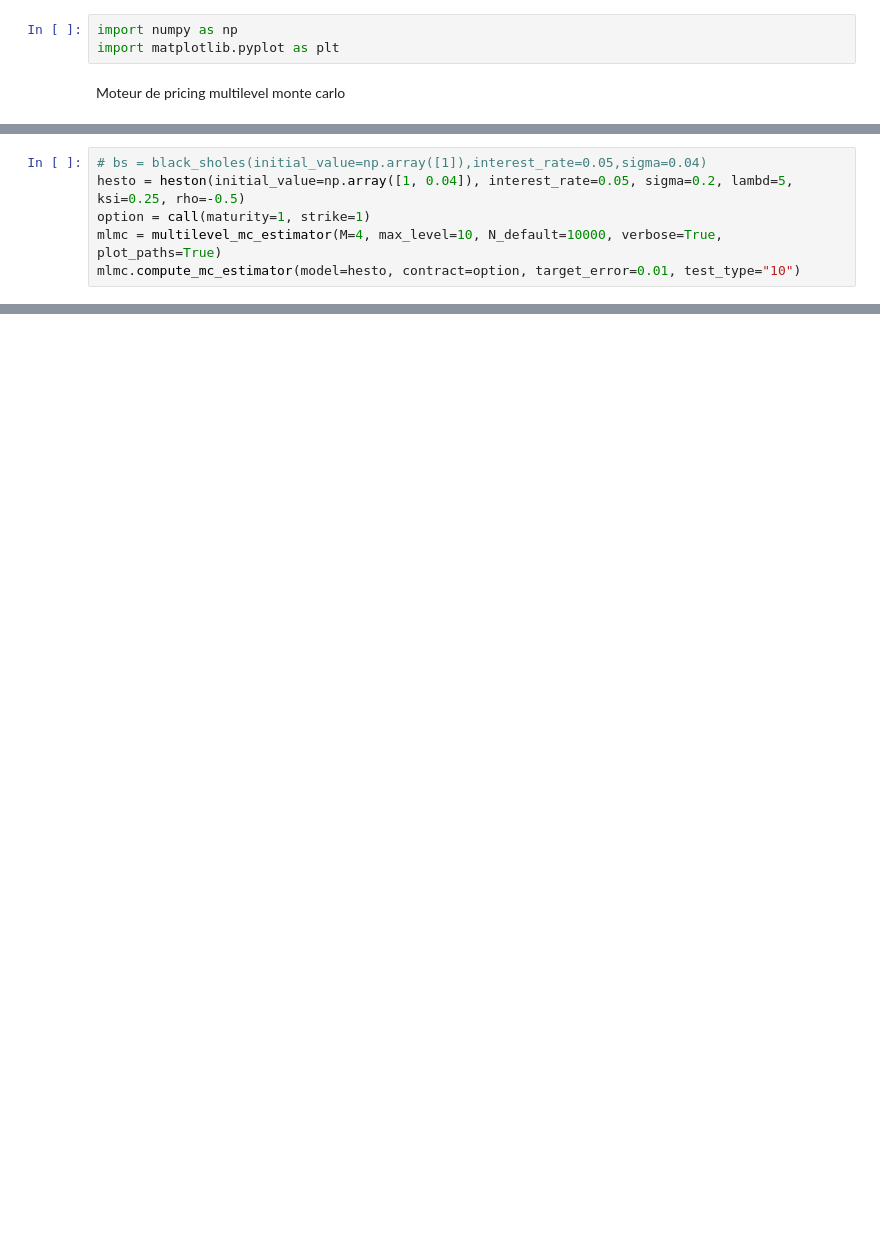
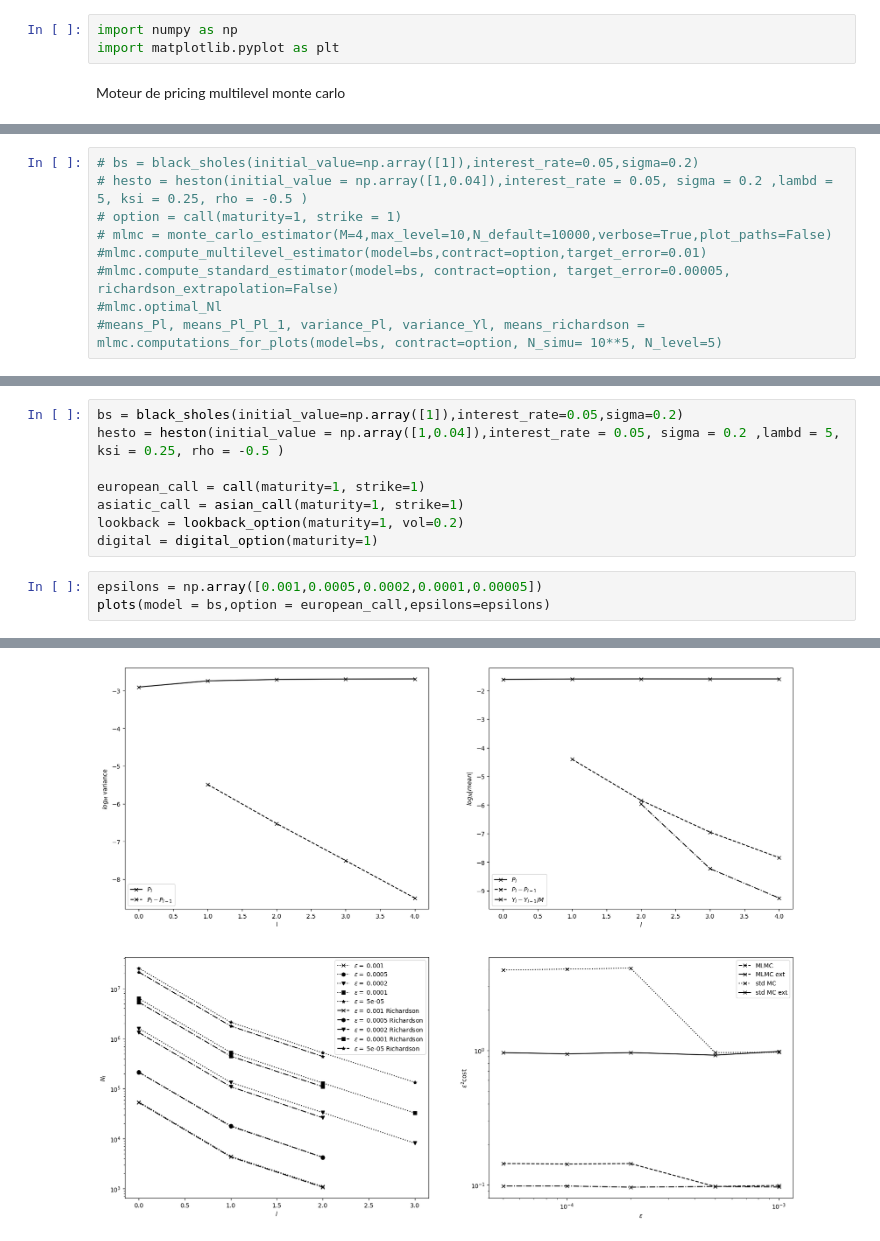
Before and after one commit to RyanTmi/mlmc_simulation_path, a Jupyter notebook: notebooks/projet_multi_level_mc.ipynb, the cells around one changed output, grey strips where cells are left out. Cells and saved outputs as stored; diff of their text form; blank space fills up the shorter version.

```diff
--- a/notebooks/projet_multi_level_mc.ipynb
+++ b/notebooks/projet_multi_level_mc.ipynb
@@ -296,6 +354,9 @@ class multilevel_mc_estimator:
 # %%
-# bs = black_sholes(initial_value=np.array([1]),interest_rate=0.05,sigma=0.04)
-hesto = heston(initial_value=np.array([1, 0.04]), interest_rate=0.05, sigma=0.2, lambd=5, ksi=0.25, rho=-0.5)
-option = call(maturity=1, strike=1)
-mlmc = multilevel_mc_estimator(M=4, max_level=10, N_default=10000, verbose=True, plot_paths=True)
-mlmc.compute_mc_estimator(model=hesto, contract=option, target_error=0.01, test_type="10")
+# bs = black_sholes(initial_value=np.array([1]),interest_rate=0.05,sigma=0.2)
+# hesto = heston(initial_value = np.array([1,0.04]),interest_rate = 0.05, sigma = 0.2 ,lambd = 5, ksi = 0.25, rho = -0.5 )
+# option = call(maturity=1, strike = 1)
+# mlmc = monte_carlo_estimator(M=4,max_level=10,N_default=10000,verbose=True,plot_paths=False)
+#mlmc.compute_multilevel_estimator(model=bs,contract=option,target_error=0.01)
+#mlmc.compute_standard_estimator(model=bs, contract=option, target_error=0.00005, richardson_extrapolation=False)
+#mlmc.optimal_Nl
+#means_Pl, means_Pl_Pl_1, variance_Pl, variance_Yl, means_richardson = mlmc.computations_for_plots(model=bs, contract=option, N_simu= 10**5, N_level=5)
@@ -326,0 +459,12 @@ var(Y0, ... YL) = [0.015969562718445, 0.002651493914704085, 0.00237085159098659]
+# %%
+bs = black_sholes(initial_value=np.array([1]),interest_rate=0.05,sigma=0.2)
+hesto = heston(initial_value = np.array([1,0.04]),interest_rate = 0.05, sigma = 0.2 ,lambd = 5, ksi = 0.25, rho = -0.5 )
+
+european_call = call(maturity=1, strike=1)
+asiatic_call = asian_call(maturity=1, strike=1)
+lookback = lookback_option(maturity=1, vol=0.2)
+digital = digital_option(maturity=1)
+# %%
+epsilons = np.array([0.001,0.0005,0.0002,0.0001,0.00005])
+plots(model = bs,option = european_call,epsilons=epsilons)
+# %% [output]
@@ -326,0 +488 @@ var(Y0, ... YL) = [0.015969562718445, 0.002651493914704085, 0.00237085159098659]
+[figure, added]
```
Also changed, not shown: parts of 8 cells of this notebook.
